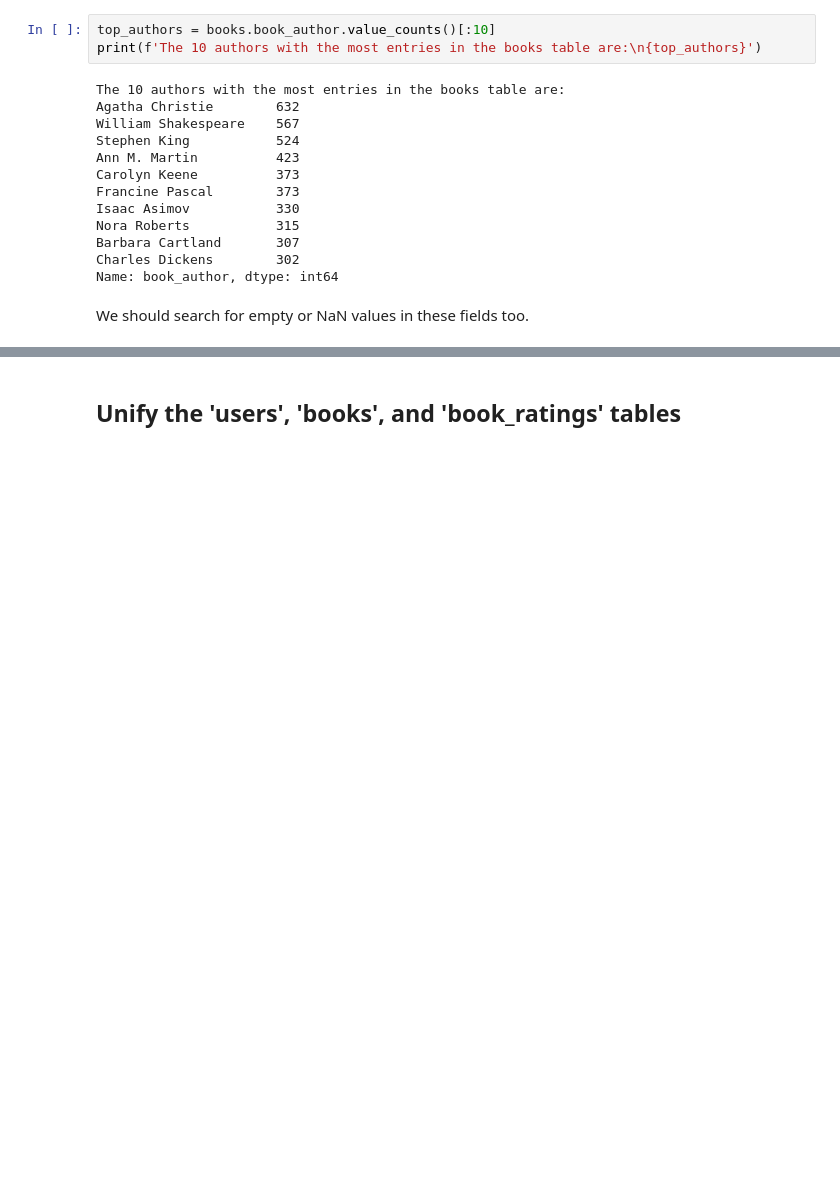
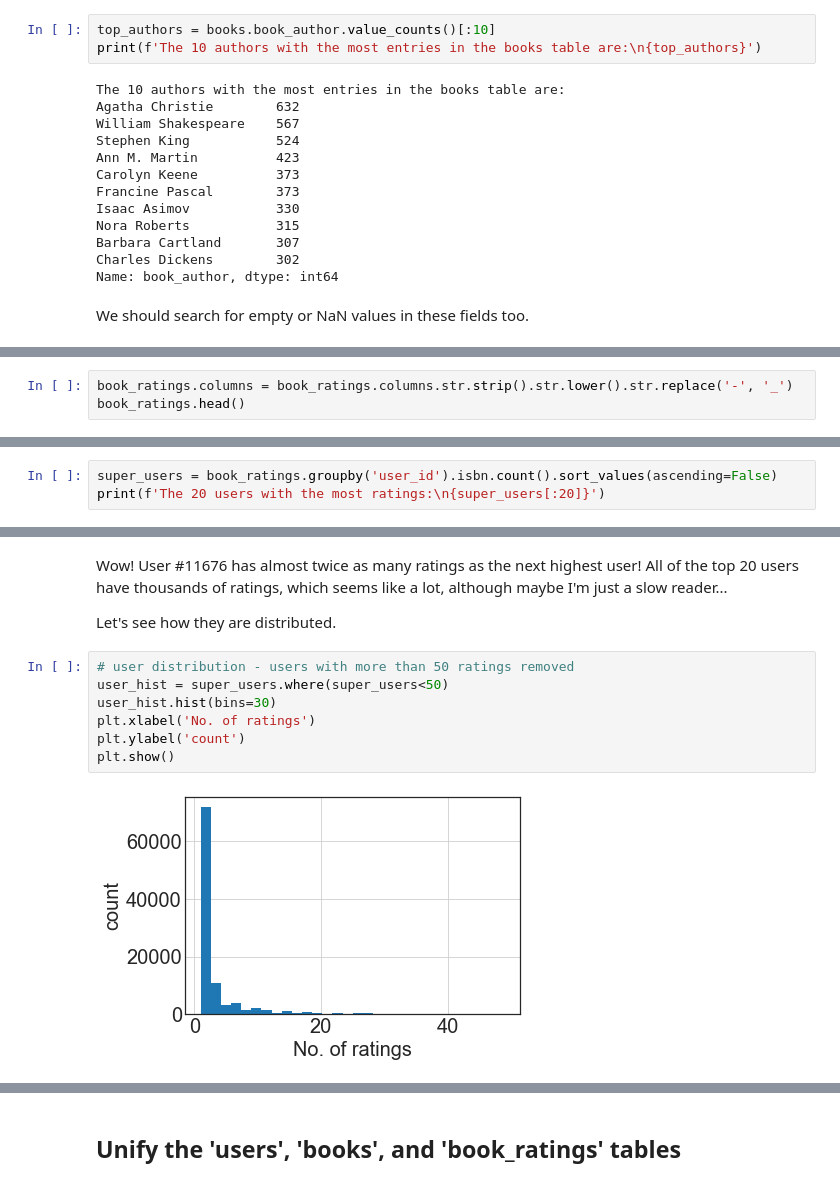
Before and after one commit to tttgm/fellowshipai, a Jupyter notebook: Book-Crossing-Recommender.ipynb, the cells around one changed output, grey strips where cells are left out. Saved outputs shown, nothing was run; the diff lists cells and outputs as text; blank space fills up the shorter version.

```diff
--- a/Book-Crossing-Recommender.ipynb
+++ b/Book-Crossing-Recommender.ipynb
@@ -303,0 +419,3 @@ There are 4561 entries with empty strings, and 4563 NaN entries in the Country f
+# %%
+book_ratings.columns = book_ratings.columns.str.strip().str.lower().str.replace('-', '_')
+book_ratings.head()
@@ -303,0 +440,3 @@ There are 4561 entries with empty strings, and 4563 NaN entries in the Country f
+# %%
+super_users = book_ratings.groupby('user_id').isbn.count().sort_values(ascending=False)
+print(f'The 20 users with the most ratings:\n{super_users[:20]}')
@@ -303,0 +461,13 @@ There are 4561 entries with empty strings, and 4563 NaN entries in the Country f
+# %% [markdown]
+Wow! User \#11676 has almost twice as many ratings as the next highest user! All of the top 20 users have thousands of ratings, which seems like a lot, although maybe I'm just a slow reader...
+
+Let's see how they are distributed.
+# %%
+# user distribution - users with more than 50 ratings removed
+user_hist = super_users.where(super_users<50)
+user_hist.hist(bins=30)
+plt.xlabel('No. of ratings')
+plt.ylabel('count')
+plt.show()
+# %% [output]
+[figure, added]
```
Also changed, not shown: parts of 104 cells of this notebook.
